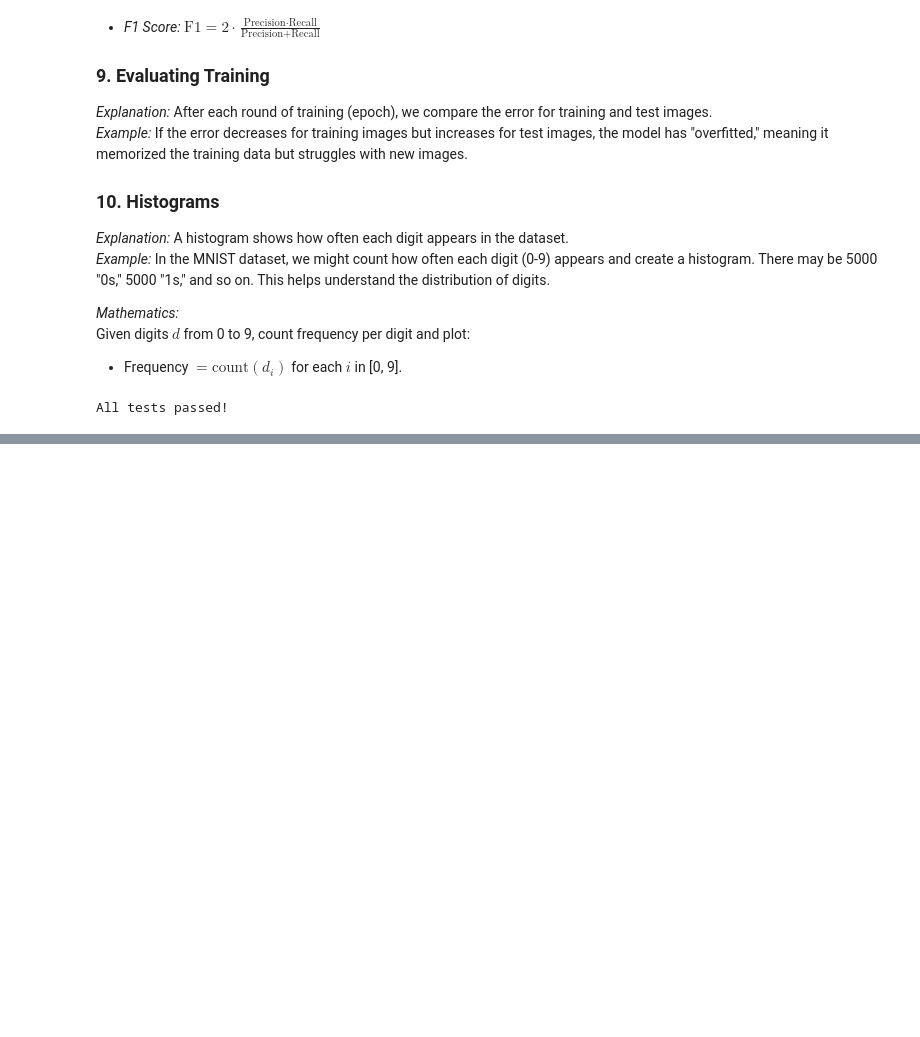
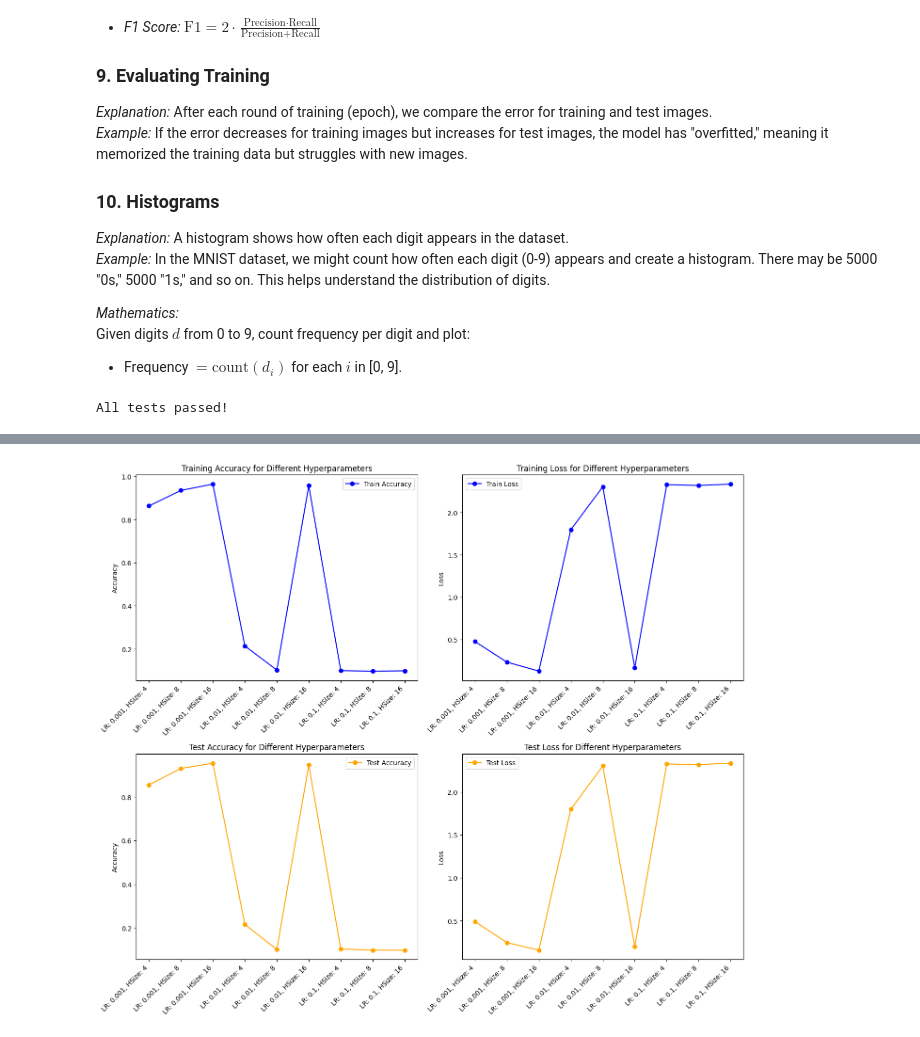
Before and after one commit to benajakuhn/vanaAssignment, a Jupyter notebook: vanaAssignment.ipynb, the cells around one changed output, grey strips where cells are left out. Cells and saved outputs as stored; diff of their text form; code cells hidden in the pictures; blank space fills up the shorter version.

```diff
--- a/vanaAssignment.ipynb
+++ b/vanaAssignment.ipynb
@@ -375,48 +437,66 @@ network = NeuralNetwork(input_dim, hidden_dim, output_dim, learning_rate)
 # %%
-import matplotlib.pyplot as plt
-import numpy as np
-
+# Function which plots the results from the hyperparameter tuning
 def plot_results(results):
     learning_rates = sorted({lr for (lr, _) in results.keys()})
     hidden_layer_sizes = sorted({size for (_, size) in results.keys()})
 
     train_accuracies = []
     test_accuracies = []
     train_losses = []
     test_losses = []
     labels = []
 
+# Extracting the results for each hyperparameter combination into separate list so plotting can be done
     for lr in learning_rates:
         for size in hidden_layer_sizes:
             key = (lr, size)
             if key in results:
                 train_accuracies.append(results[key]['train_history']['accuracy'][-1])
                 test_accuracies.append(results[key]['test_history']['accuracy'][-1])
                 train_losses.append(results[key]['train_history']['loss'][-1])
                 test_losses.append(results[key]['test_history']['loss'][-1])
                 labels.append(f"LR: {lr}, HSize: {size}")
 
-    fig, axs = plt.subplots(2, 1, figsize=(12, 10))
+    fig, axs = plt.subplots(2, 2, figsize=(14, 12))
 
     x = np.arange(len(labels))
 
-    # Plotting Accuracy
-    axs[0].plot(x, train_accuracies, marker='o', label='Train Accuracy', color='blue')
-    axs[0].plot(x, test_accuracies, marker='o', label='Test Accuracy', color='orange')
-    axs[0].set_xticks(x)
-    axs[0].set_xticklabels(labels, rotation=45, ha="right")
-    axs[0].set_ylabel('Accuracy')
-    axs[0].set_title('Training and Test Accuracy for Different Hyperparameters')
-    axs[0].legend()
+    # Plotting Training Accuracy
+    axs[0, 0].plot(x, train_accuracies, marker='o', label='Train Accuracy', color='blue')
+    axs[0, 0].set_xticks(x)
+    axs[0, 0].set_xticklabels(labels, rotation=45, ha="right")
+    axs[0, 0].set_ylabel('Accuracy')
+    axs[0, 0].set_title('Training Accuracy for Different Hyperparameters')
+    axs[0, 0].legend()
 
-    # Plotting Loss
-    axs[1].plot(x, train_losses, marker='o', label='Train Loss', color='blue')
-    axs[1].plot(x, test_losses, marker='o', label='Test Loss', color='orange')
-    axs[1].set_xticks(x)
-    axs[1].set_xticklabels(labels, rotation=45, ha="right")
-    axs[1].set_ylabel('Loss')
-    axs[1].set_title('Training and Test Loss for Different Hyperparameters')
-    axs[1].legend()
+    # Plotting Training Loss
+    axs[0, 1].plot(x, train_losses, marker='o', label='Train Loss', color='blue')
+    axs[0, 1].set_xticks(x)
+    axs[0, 1].set_xticklabels(labels, rotation=45, ha="right")
+    axs[0, 1].set_ylabel('Loss')
+    axs[0, 1].set_title('Training Loss for Different Hyperparameters')
+    axs[0, 1].legend()
+
+    # Plotting Test Accuracy
+    axs[1, 0].plot(x, test_accuracies, marker='o', label='Test Accuracy', color='orange')
+    axs[1, 0].set_xticks(x)
+    axs[1, 0].set_xticklabels(labels, rotation=45, ha="right")
+    axs[1, 0].set_ylabel('Accuracy')
+    axs[1, 0].set_title('Test Accuracy for Different Hyperparameters')
+    axs[1, 0].legend()
+
+    # Plotting Test Loss
+    axs[1, 1].plot(x, test_losses, marker='o', label='Test Loss', color='orange')
+    axs[1, 1].set_xticks(x)
+    axs[1, 1].set_xticklabels(labels, rotation=45, ha="right")
+    axs[1, 1].set_ylabel('Loss')
+    axs[1, 1].set_title('Test Loss for Different Hyperparameters')
+    axs[1, 1].legend()
 
     plt.tight_layout()
     plt.show()
+
+# Plotting the results from the hyperparameter tuning
+plot_results(results)
+# %% [output]
+[figure, added]
```
Also changed, not shown: parts of 8 cells of this notebook.
